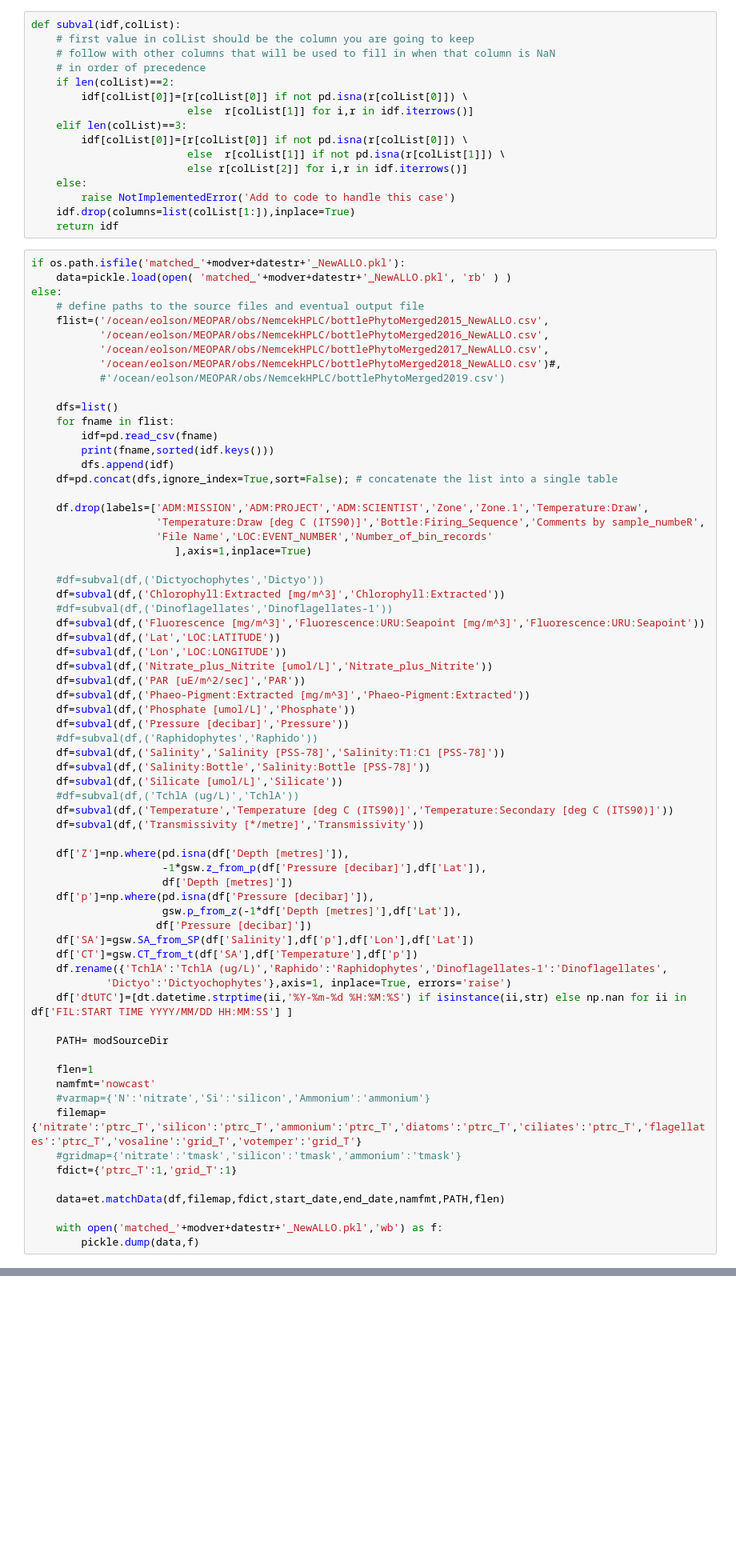
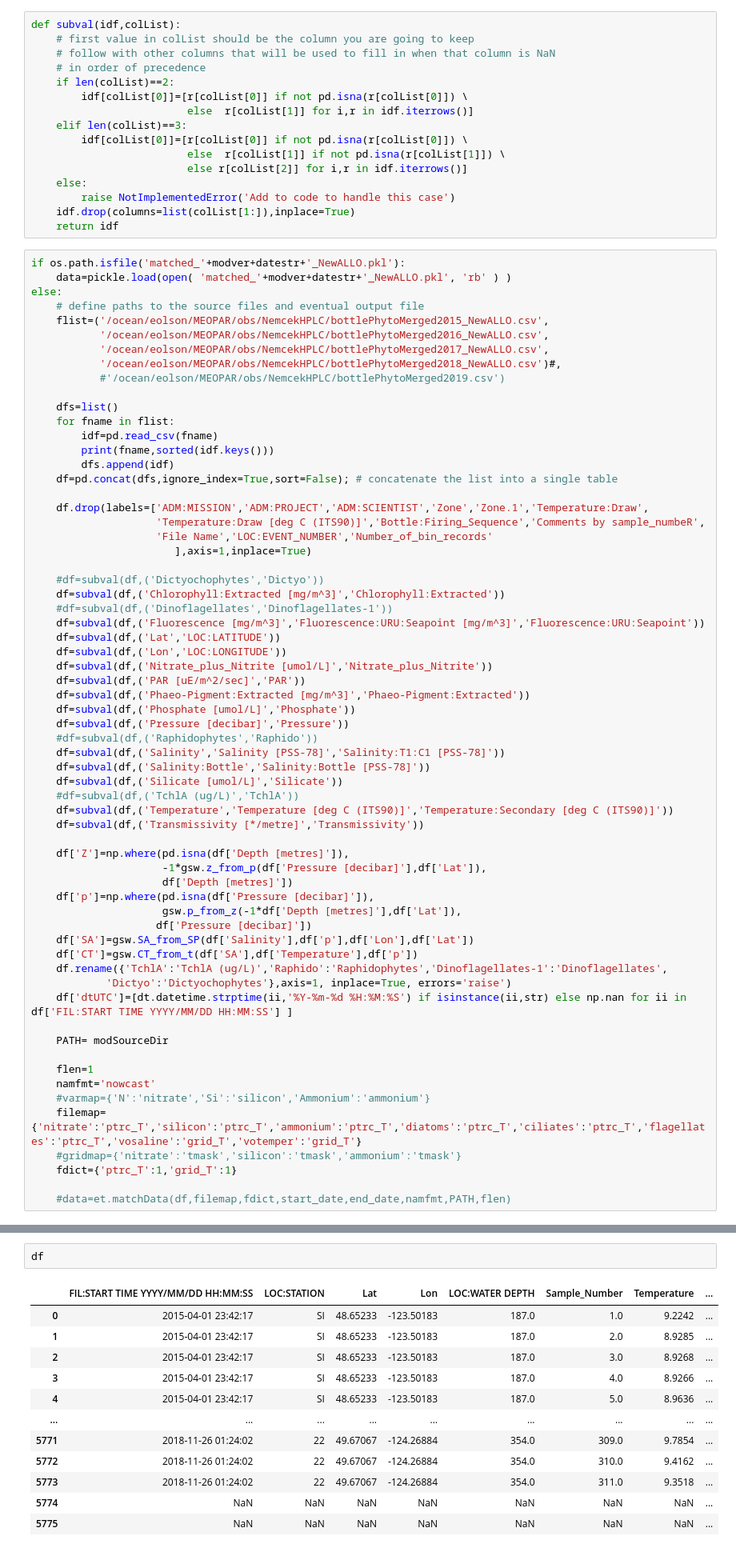
Before and after one commit to SalishSeaCast/analysis-keegan, a Jupyter notebook: notebooks/Examples/compHPLCModelFirstLook-Regress-201812_NewALLO.ipynb, the cells around one changed output, grey strips where cells are left out. Shown at 80% size. Drawn from its saved outputs; the diff is of its cells as text; blank space fills up the shorter version.

```diff
--- a/notebooks/Examples/compHPLCModelFirstLook-Regress-201812_NewALLO.ipynb
+++ b/notebooks/Examples/compHPLCModelFirstLook-Regress-201812_NewALLO.ipynb
@@ -117,10 +118,7 @@ else:
     #gridmap={'nitrate':'tmask','silicon':'tmask','ammonium':'tmask'}
     fdict={'ptrc_T':1,'grid_T':1}
 
-    data=et.matchData(df,filemap,fdict,start_date,end_date,namfmt,PATH,flen)
-
-    with open('matched_'+modver+datestr+'_NewALLO.pkl','wb') as f:
-        pickle.dump(data,f)
+    #data=et.matchData(df,filemap,fdict,start_date,end_date,namfmt,PATH,flen)
 # %% [output]
 /ocean/eolson/MEOPAR/obs/NemcekHPLC/bottlePhytoMerged2015_NewALLO.csv ['ADM:SCIENTIST', 'Chlorophyll:Extracted', 'Cruise', 'Cryptophytes', 'Cyanobacteria', 'Diatoms-1', 'Diatoms-2', 'Dictyo', 'Dinofla ...
 /ocean/eolson/MEOPAR/obs/NemcekHPLC/bottlePhytoMerged2016_NewALLO.csv ['ADM:PROJECT', 'ADM:SCIENTIST', 'Bottle:Firing_Sequence', 'Bottle_Number', 'Chlorophyll:Extracted [mg/m^3]', 'Cruise', 'Cryptophy ...
@@ -141,0 +127,15 @@ progress: 89.17424647761727%
+# %%
+df
+# %% [output]
+|  | FIL:START TIME YYYY/MM/DD HH:MM:SS | LOC:STATION | Lat | Lon | LOC:WATER DEPTH | Sample_Number | Temperature | ... |
+| 0 | 2015-04-01 23:42:17 | SI | 48.65233 | -123.50183 | 187.0 | 1.0 | 9.2242 | ... |
+| 1 | 2015-04-01 23:42:17 | SI | 48.65233 | -123.50183 | 187.0 | 2.0 | 8.9285 | ... |
+| 2 | 2015-04-01 23:42:17 | SI | 48.65233 | -123.50183 | 187.0 | 3.0 | 8.9268 | ... |
+| 3 | 2015-04-01 23:42:17 | SI | 48.65233 | -123.50183 | 187.0 | 4.0 | 8.9266 | ... |
+| 4 | 2015-04-01 23:42:17 | SI | 48.65233 | -123.50183 | 187.0 | 5.0 | 8.9636 | ... |
+| ... | ... | ... | ... | ... | ... | ... | ... | ... |
+| 5771 | 2018-11-26 01:24:02 | 22 | 49.67067 | -124.26884 | 354.0 | 309.0 | 9.7854 | ... |
+| 5772 | 2018-11-26 01:24:02 | 22 | 49.67067 | -124.26884 | 354.0 | 310.0 | 9.4162 | ... |
+| 5773 | 2018-11-26 01:24:02 | 22 | 49.67067 | -124.26884 | 354.0 | 311.0 | 9.3518 | ... |
+| 5774 | NaN | NaN | NaN | NaN | NaN | NaN | NaN | ... |
+| 5775 | NaN | NaN | NaN | NaN | NaN | NaN | NaN | ... |
```
Also changed, not shown: parts of 13 cells of this notebook, 9 other files.
